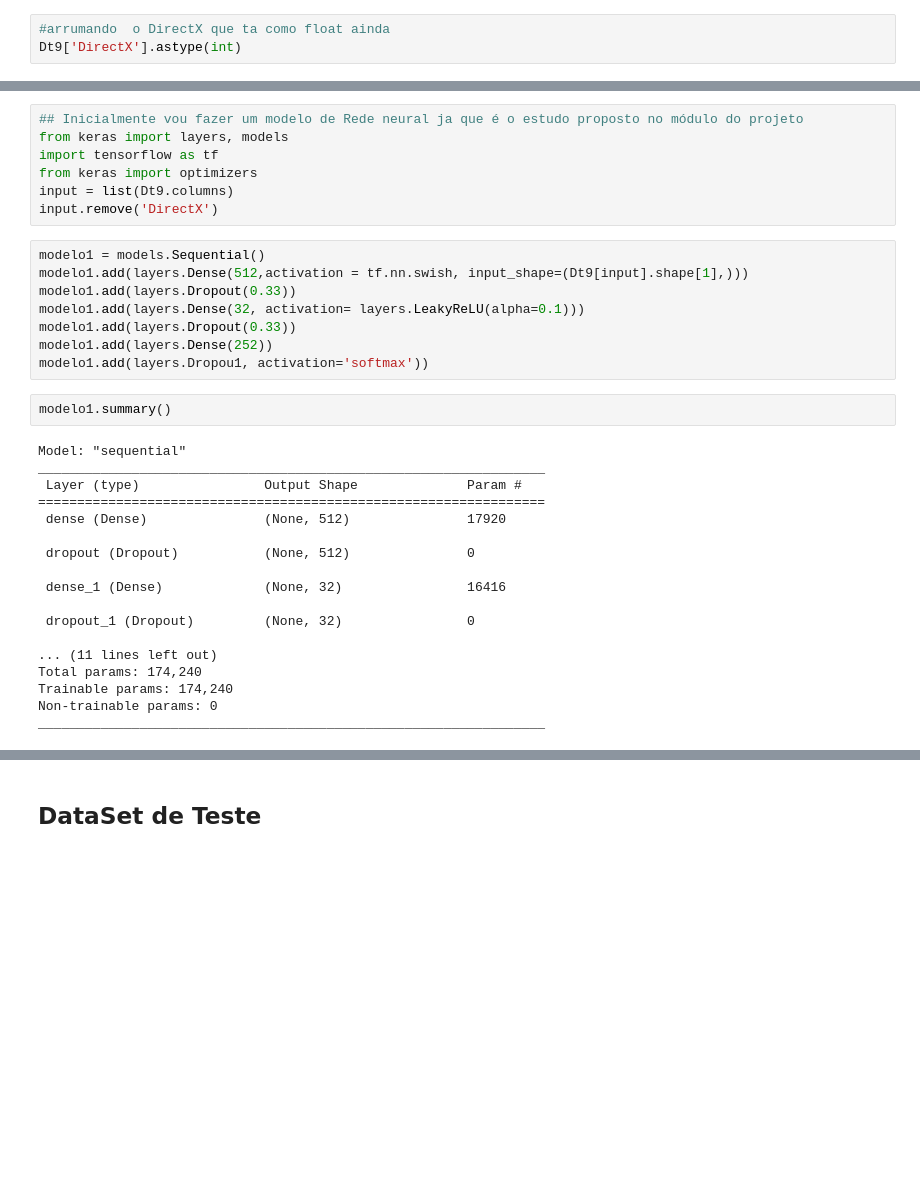
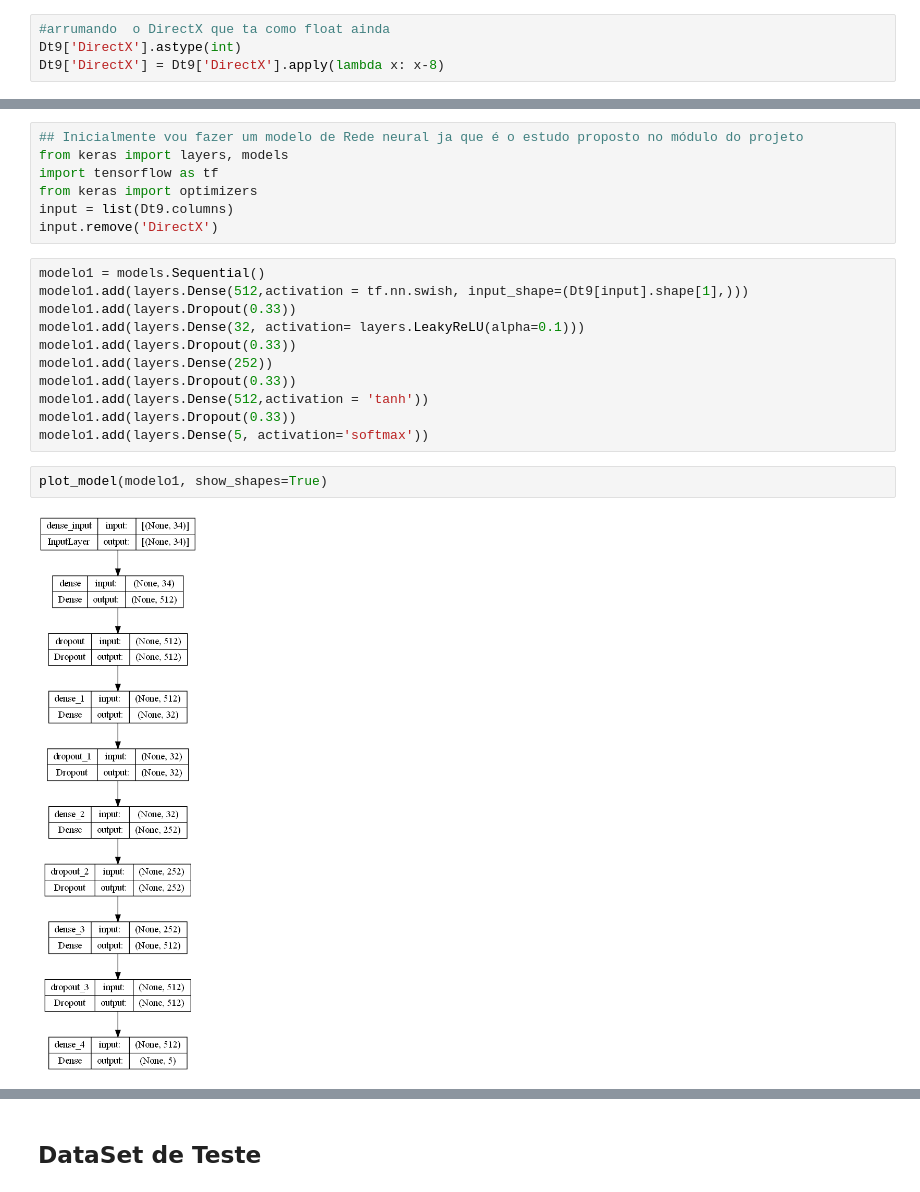
Before and after one commit to luquinhasC/DirectxRidePrice, a Jupyter notebook: Modelo1.ipynb, the cells around one changed output, grey strips where cells are left out. Cells and saved outputs as stored; diff of their text form; blank space fills up the shorter version.

Commit message:
Modelo2

```diff
--- a/Modelo1.ipynb
+++ b/Modelo1.ipynb
@@ -766,3 +766,4 @@ Dt9[norm] = std.fit_transform(Dt9[norm])
 # %%
 #arrumando  o DirectX que ta como float ainda
 Dt9['DirectX'].astype(int)
+Dt9['DirectX'] = Dt9['DirectX'].apply(lambda x: x-8)
@@ -804,27 +796,14 @@ modelo1.add(layers.Dropout(0.33))
 modelo1.add(layers.Dense(32, activation= layers.LeakyReLU(alpha=0.1)))
 modelo1.add(layers.Dropout(0.33))
 modelo1.add(layers.Dense(252))
-modelo1.add(layers.Dropou1, activation='softmax'))
+modelo1.add(layers.Dropout(0.33))
+modelo1.add(layers.Dense(512,activation = 'tanh'))
+modelo1.add(layers.Dropout(0.33))
+modelo1.add(layers.Dense(5, activation='softmax'))
-# %%
-modelo1.summary()
-# %% [output]
-Model: "sequential"
-_________________________________________________________________
- Layer (type)                Output Shape              Param #
-=================================================================
- dense (Dense)               (None, 512)               17920
-
- dropout (Dropout)           (None, 512)               0
-
- dense_1 (Dense)             (None, 32)                16416
-
- dropout_1 (Dropout)         (None, 32)                0
-
-... (11 lines left out)
-Total params: 174,240
-Trainable params: 174,240
-Non-trainable params: 0
-_________________________________________________________________
+# %%
+plot_model(modelo1, show_shapes=True)
+# %% [output]
+[figure, added]
 # %%
 modelo1.compile(optimizer='rmsprop',
 loss='binary_crossentropy',
```
Also changed, not shown: parts of 13 cells of this notebook, 1 other file.
